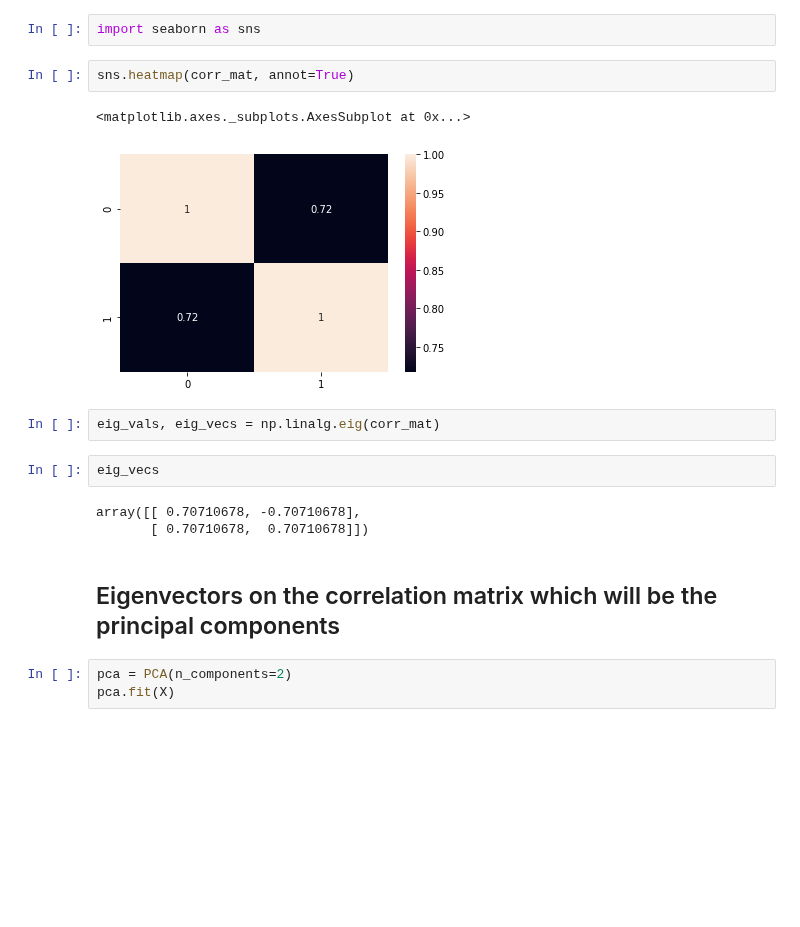
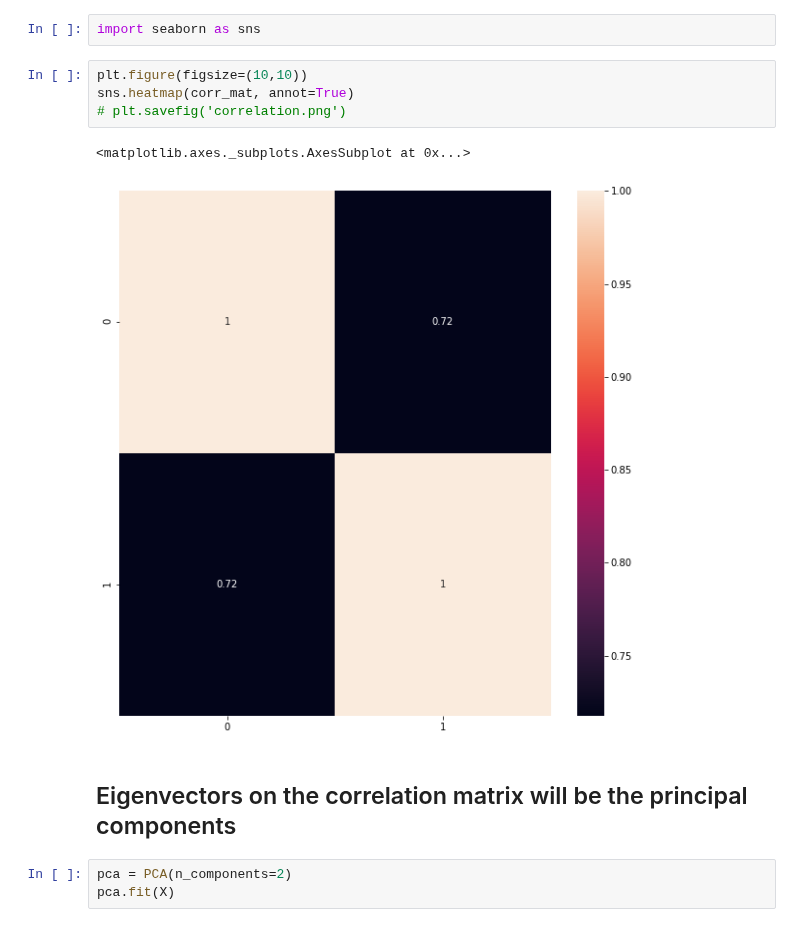
Before and after one commit to DJCordhose/ai, a Jupyter notebook: notebooks/unsupervised/pca.ipynb, the cells around one changed output. Cells and saved outputs as stored; diff of their text form; blank space fills up the shorter version.

```diff
--- a/notebooks/unsupervised/pca.ipynb
+++ b/notebooks/unsupervised/pca.ipynb
@@ -67,20 +70,15 @@ corr_mat
 | 1 | 0.717778 | 1.000000 |
 # %%
 import seaborn as sns
-# %%
-sns.heatmap(corr_mat, annot=True)
-# %% [output]
-<matplotlib.axes._subplots.AxesSubplot at 0x...>
-[figure, removed]
-# %%
-eig_vals, eig_vecs = np.linalg.eig(corr_mat)
-# %%
-eig_vecs
-# %% [output]
-array([[ 0.70710678, -0.70710678],
-       [ 0.70710678,  0.70710678]])
+# %%
+plt.figure(figsize=(10,10))
+sns.heatmap(corr_mat, annot=True)
+# plt.savefig('correlation.png')
+# %% [output]
+<matplotlib.axes._subplots.AxesSubplot at 0x...>
+[figure, added]
 # %% [markdown]
-## Eigenvectors on the correlation matrix which will be the principal components
+## Eigenvectors on the correlation matrix will be the principal components
 # %%
 pca = PCA(n_components=2)
 pca.fit(X)
```
Also changed, not shown: parts of 5 cells of this notebook, 4 other files.
